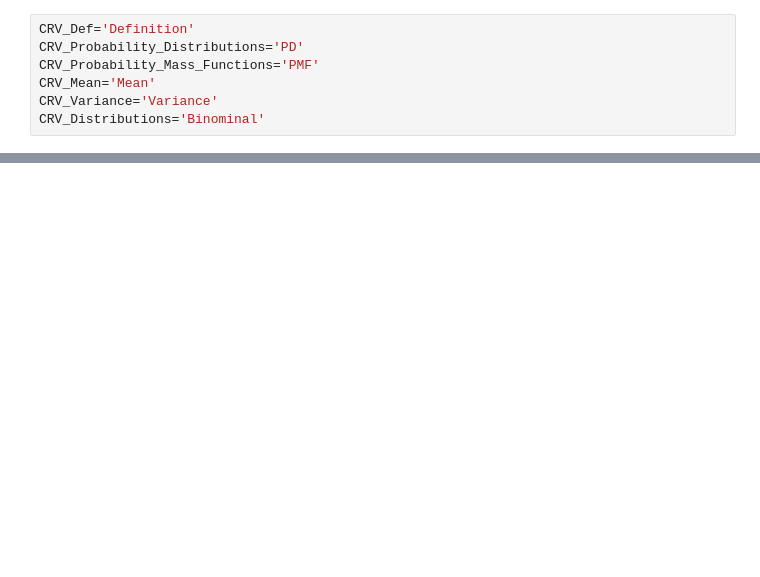
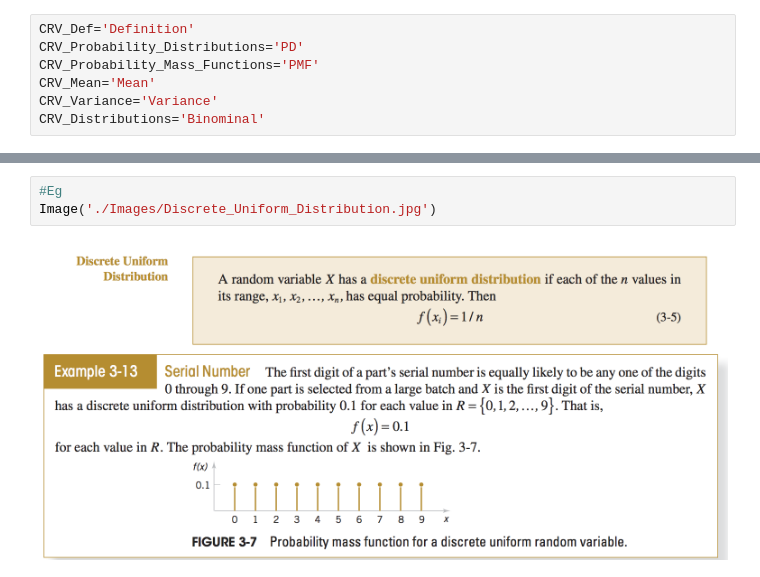
Before and after one commit to jmandivarapu1/Statistics_Python_ML, a Jupyter notebook: 2.Probability Distributions and PMF.ipynb, the cells around one changed output, grey strips where cells are left out. Drawn from its saved outputs; the diff is of its cells as text; blank space fills up the shorter version.

```diff
--- a/2.Probability Distributions and PMF.ipynb
+++ b/2.Probability Distributions and PMF.ipynb
@@ -92,0 +106,5 @@ HTML(df.to_html(escape=False))
+# %%
+#Eg
+Image('./Images/Discrete_Uniform_Distribution.jpg')
+# %% [output]
+[figure, added]
```
Also changed, not shown: parts of 31 cells of this notebook, 34 other files.
